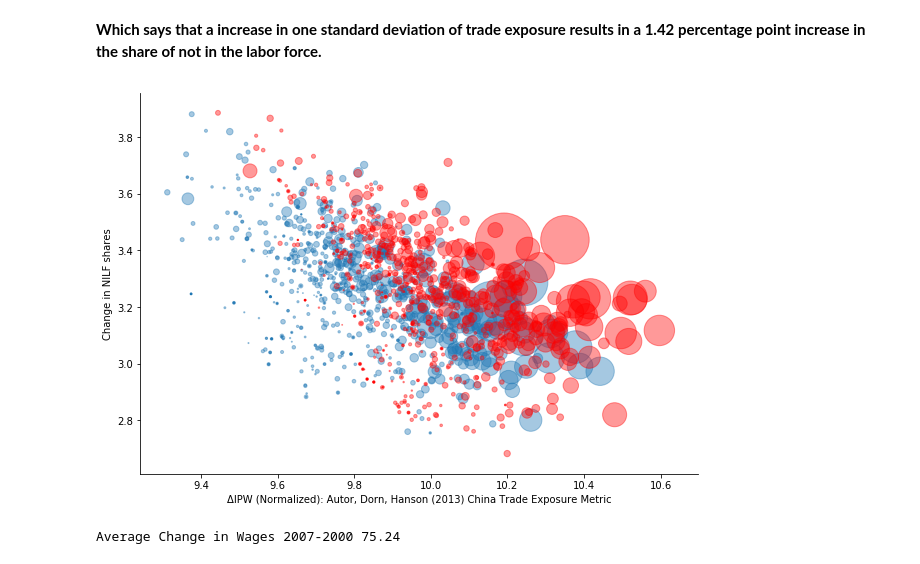
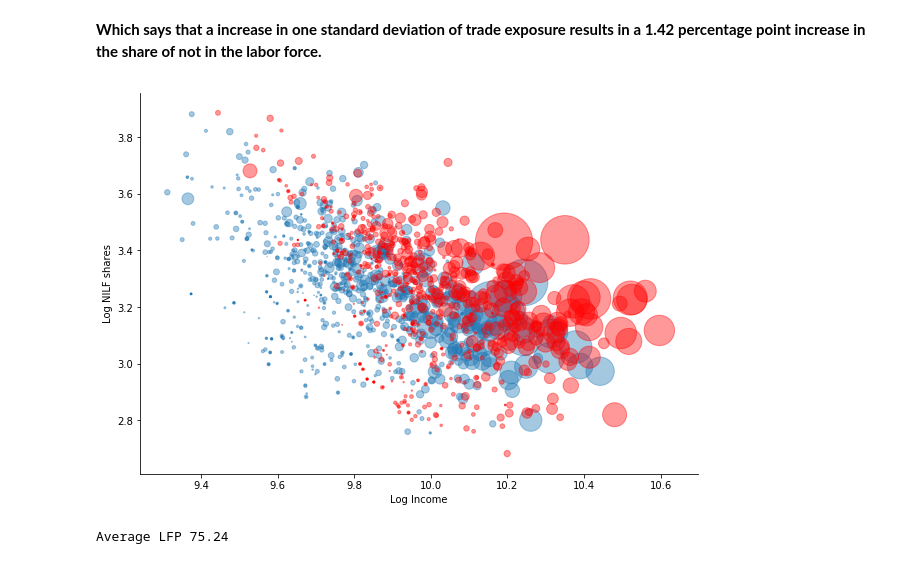
Before and after one commit to mwaugh0328/ADH_replication, a Jupyter notebook: adh_data.ipynb, the cells around one changed output. Drawn from its saved outputs; the diff is of its cells as text; code cells hidden in the pictures.

```diff
--- a/adh_data.ipynb
+++ b/adh_data.ipynb
@@ -633,35 +633,35 @@ fig, ax = plt.subplots(figsize = (10,7))
 
 year = "1990"
 
 #df["norm_IPW"]
 
 ax.scatter(np.log(df.set_index("yr").loc[int(year)].l_avg_hhincwage_pc_pw), #X variables
            np.log(df.set_index("yr").loc[int(year)].l_sh_nilf),     # y variables
             s = 0.0002*df.set_index("yr").loc[int(year)].l_popcount,
             alpha = 0.40)
 
 year = "2000"
 
 ax.scatter(np.log(df.set_index("yr").loc[int(year)].l_avg_hhincwage_pc_pw), #X variables
            np.log(df.set_index("yr").loc[int(year)].l_sh_nilf),     # y variables
            s = 0.0002*df.set_index("yr").loc[int(year)].l_popcount,
             alpha = 0.40, color = "red")
 
-ax.set_ylabel("Change in NILF shares")
-ax.set_xlabel("ΔIPW (Normalized): Autor, Dorn, Hanson (2013) China Trade Exposure Metric")
+ax.set_ylabel("Log NILF shares")
+ax.set_xlabel("Log Income")
 
 #ax.set_xlim(-0.75,2.00)
 #ax.set_ylim(-10,10)
 
 ax.spines["right"].set_visible(False)
 ax.spines["top"].set_visible(False)
 
 #plt.savefig(fig_path + "\\adh_data_wage_change.pdf", bbox_inches="tight", dpi = 1200)
 
 plt.show()
 
-print("Average Change in Wages 2007-2000",
+print("Average LFP",
       100-round(calc.mean(df.set_index("yr").loc[1990], "l_sh_nilf"),2))
 # %% [output]
-[figure, old version]
+[figure, new version]
-Average Change in Wages 2007-2000 75.24
+Average LFP 75.24
```
Also changed, not shown: parts of 1 cell of this notebook.
